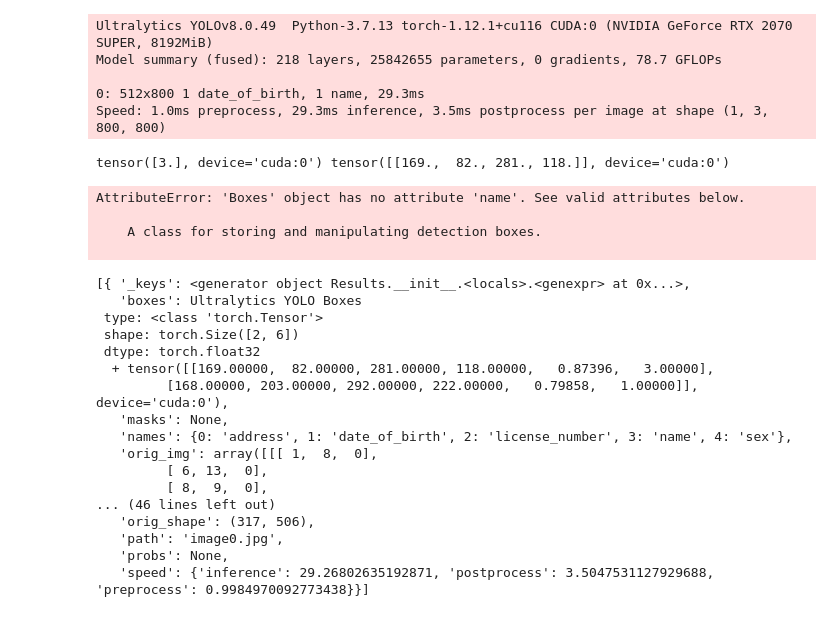
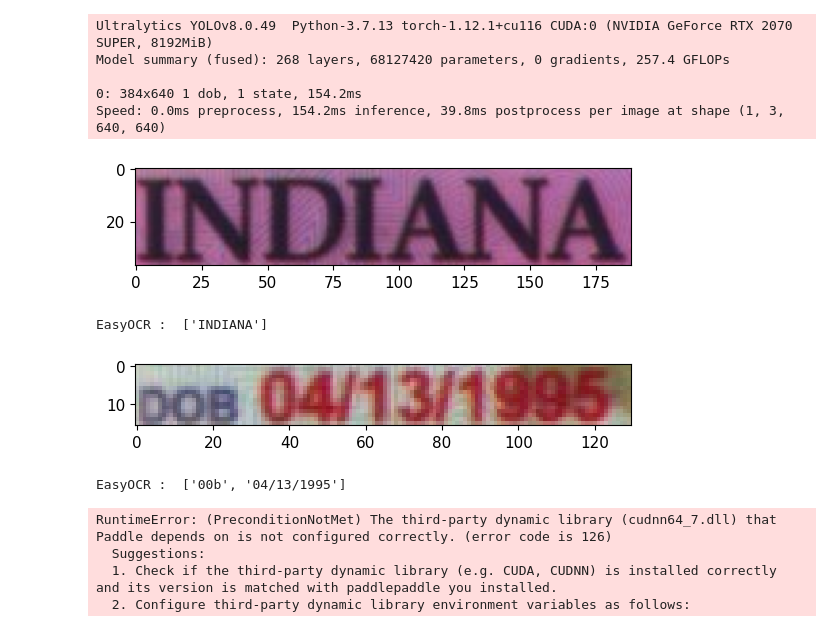
Before and after one commit to lucky-verma/US-Driver-License-data-extraction, a Jupyter notebook: YOLO-v8/rough.ipynb, the cells around one changed output. Saved outputs shown, nothing was run; the diff lists cells and outputs as text; code cells hidden in the pictures.

Commit message:
yolov8 X model

```diff
--- a/YOLO-v8/rough.ipynb
+++ b/YOLO-v8/rough.ipynb
@@ -1,12 +1,18 @@
 # %%
 from ultralytics import YOLO
+from paddleocr import PaddleOCR,draw_ocr
 from PIL import Image
 import cv2
+import os
 import numpy as np
 import matplotlib.pyplot as plt
 import easyocr
 
 %matplotlib inline
 
-model = YOLO("best.pt")
+os.environ['USE_TORCH'] = '1'
+
+# Load model
+model = YOLO("./new_models/best.pt")
 reader = easyocr.Reader(['en'], gpu=True)
+ocr = PaddleOCR(use_angle_cls=True, lang='en')
@@ -13,53 +21,56 @@ reader = easyocr.Reader(['en'], gpu=True)
 # %%
 # from PIL
-im1 = Image.open("../Donut/deployment/0.jpg")
+im1 = Image.open(
+    r"C:\Users\lucki\Downloads\2nd Training Dataset\Indiana\254311.jpg")
 
 # from list of PIL/ndarray
-results = model.predict(source=im1, classes=[1, 3])
+results = model.predict(source=im1, classes=[1, 3], augment=True)
 # %% [output]
 Ultralytics YOLOv8.0.49  Python-3.7.13 torch-1.12.1+cu116 CUDA:0 (NVIDIA GeForce RTX 2070 SUPER, 8192MiB)
-Model summary (fused): 218 layers, 25842655 parameters, 0 gradients, 78.7 GFLOPs
+Model summary (fused): 268 layers, 68127420 parameters, 0 gradients, 257.4 GFLOPs
 
-0: 512x800 1 date_of_birth, 1 name, 29.3ms
-Speed: 1.0ms preprocess, 29.3ms inference, 3.5ms postprocess per image at shape (1, 3, 800, 800)
+0: 384x640 1 dob, 1 state, 154.2ms
+Speed: 0.0ms preprocess, 154.2ms inference, 39.8ms postprocess per image at shape (1, 3, 640, 640)
 # %%
 boxes = results[0].boxes
 for box in boxes:
-    print(box.cls, box.xyxy)
-
-    print(box.name)
 
     # crop each box
     x1, y1, x2, y2 = box.xyxy[0].tolist()
     cropped = im1.crop((x1, y1, x2, y2))
 
     plt.imshow(cropped)
     plt.show()
 
-    print(reader.readtext(np.array(cropped), detail=0))
+    cropped = cropped.resize((cropped.width*3, cropped.height*3))
+
+    # EasyOCR
+    print("EasyOCR : ", reader.readtext(np.array(cropped), detail=0))
+
+    # # # paddleOCR
+    # result = ocr.ocr(cropped, cls=True, det=False)
+    # for idx in range(len(result)):
+    #     res = result[idx]
+    #     for line in res:
+    #         print(line)
+
+    # print("PaddleOCR : ", result)
 # %% [output]
+[figure, added]
-tensor([3.], device='cuda:0') tensor([[169.,  82., 281., 118.]], device='cuda:0')
+EasyOCR :  ['INDIANA']
+[figure, added]
-AttributeError: 'Boxes' object has no attribute 'name'. See valid attributes below.
-
-    A class for storing and manipulating detection boxes.
-
+EasyOCR :  ['00b', '04/13/1995']
-# %%
-results
-# %% [output]
-[{ '_keys': <generator object Results.__init__.<locals>.<genexpr> at 0x...>,
-   'boxes': Ultralytics YOLO Boxes
- type: <class 'torch.Tensor'>
- shape: torch.Size([2, 6])
- dtype: torch.float32
-  + tensor([[169.00000,  82.00000, 281.00000, 118.00000,   0.87396,   3.00000],
-         [168.00000, 203.00000, 292.00000, 222.00000,   0.79858,   1.00000]], device='cuda:0'),
-   'masks': None,
-   'names': {0: 'address', 1: 'date_of_birth', 2: 'license_number', 3: 'name', 4: 'sex'},
-   'orig_img': array([[[ 1,  8,  0],
-         [ 6, 13,  0],
-         [ 8,  9,  0],
-... (46 lines left out)
-   'orig_shape': (317, 506),
-   'path': 'image0.jpg',
-   'probs': None,
-   'speed': {'inference': 29.26802635192871, 'postprocess': 3.5047531127929688, 'preprocess': 0.9984970092773438}}]
+# %%
+result = ocr.ocr(
+    r"C:\Users\lucki\Downloads\2nd Training Dataset\Indiana\254311.jpg",
+    cls=True)
+
+for idx in range(len(result)):
+    res = result[idx]
+    for line in res:
+        print(line)
+# %% [output]
+RuntimeError: (PreconditionNotMet) The third-party dynamic library (cudnn64_7.dll) that Paddle depends on is not configured correctly. (error code is 126)
+  Suggestions:
+  1. Check if the third-party dynamic library (e.g. CUDA, CUDNN) is installed correctly and its version is matched with paddlepaddle you installed.
+  2. Configure third-party dynamic library environment variables as follows:
```
Also changed, not shown: parts of 1 cell of this notebook, 2 other files.
